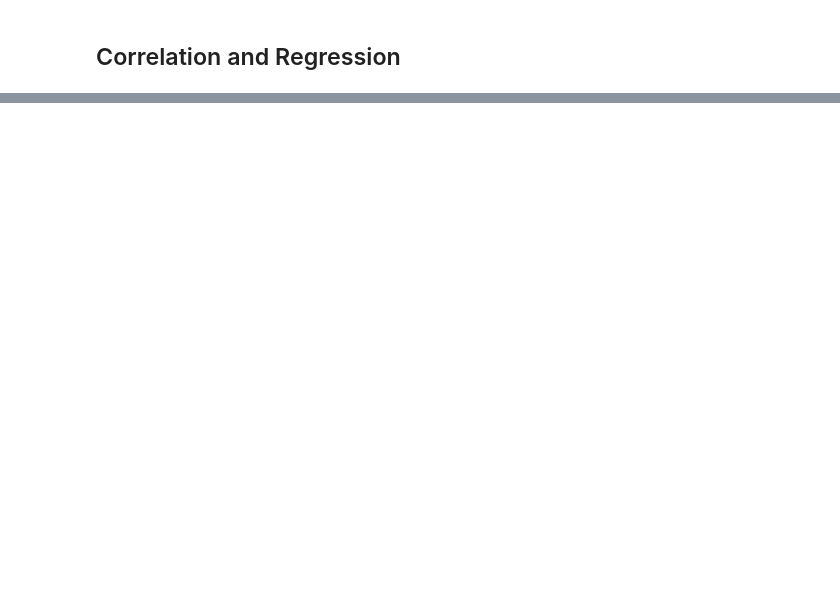
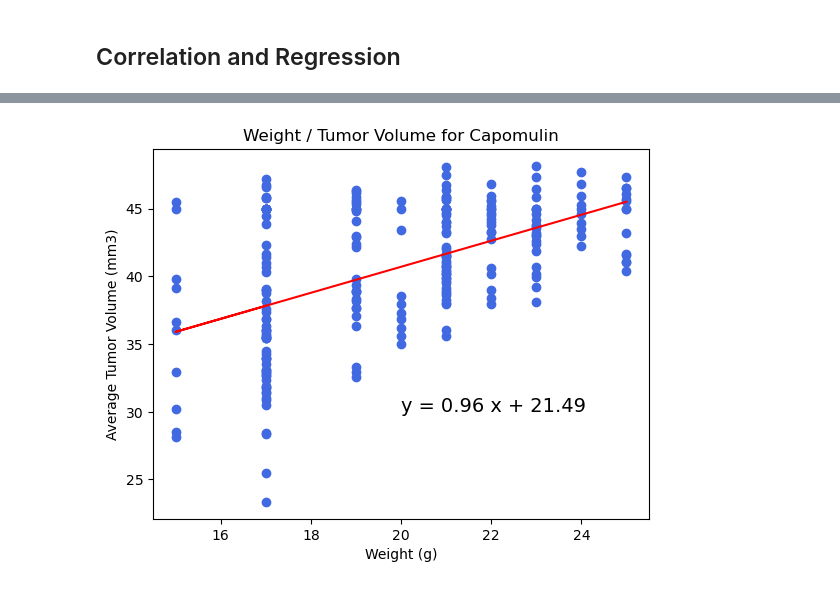
Before and after one commit to Amako123/-5-Data-Visualization, a Jupyter notebook: pymaceuticals_starter.ipynb, the cells around one changed output, grey strips where cells are left out. Drawn from its saved outputs; the diff is of its cells as text; code cells hidden in the pictures; blank space fills up the shorter version.

```diff
--- a/pymaceuticals_starter.ipynb
+++ b/pymaceuticals_starter.ipynb
@@ -181,0 +269,19 @@ The correlation between mouse weight and the average tumor volume is 0.84
+# %%
+# Calculate the correlation coefficient and a linear regression model
+
+(slope, intercept,rvalue, pvalue, stderr)=st.linregress(avg_vol_df["Weight (g)"],avg_vol_df["Tumor Volume (mm3)"])
+regress_values=avg_vol_df["Weight (g)"]* slope + intercept
+line_eq= f"y = {round(slope, 2)} x + {round(intercept, 2)}"
+# for mouse weight and average observed tumor volume for the entire Capomulin regimen
+plt.scatter(avg_vol_df["Weight (g)"],avg_vol_df["Tumor Volume (mm3)"],color='royalblue')
+
+plt.plot(avg_vol_df["Weight (g)"], regress_values, color='red')
+
+plt.annotate(line_eq,(20,30), fontsize=14)
+
+plt.xlabel("Weight (g)")
+plt.ylabel("Average Tumor Volume (mm3)")
+plt.title("Weight / Tumor Volume for Capomulin")
+plt.show()
+# %% [output]
+[figure, added]
```
Also changed, not shown: parts of 9 cells of this notebook.
